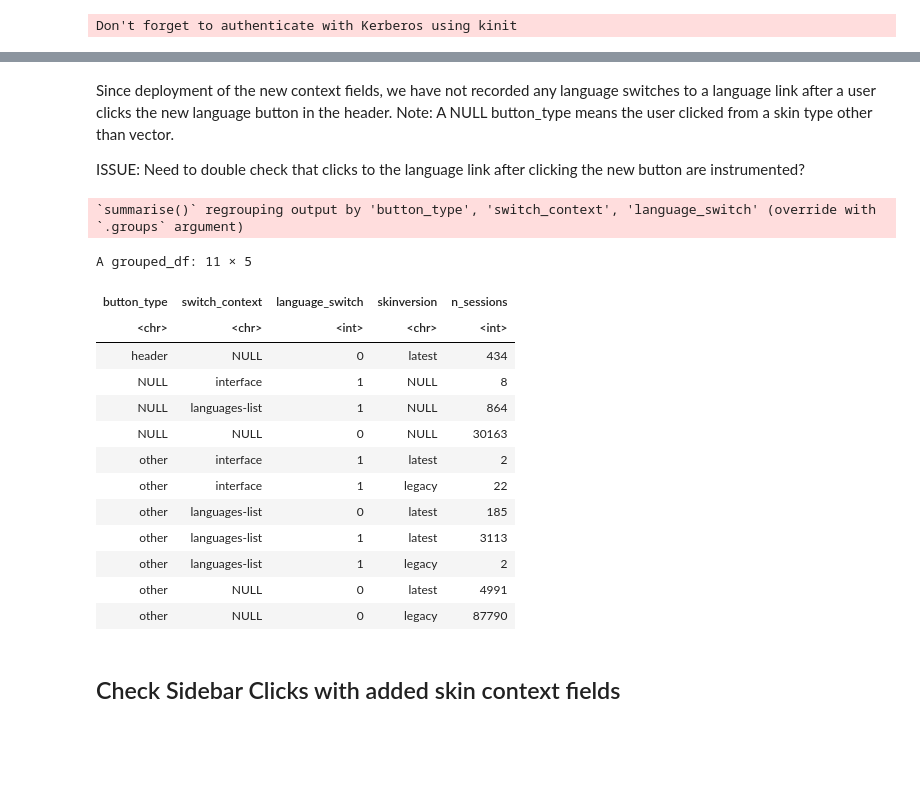
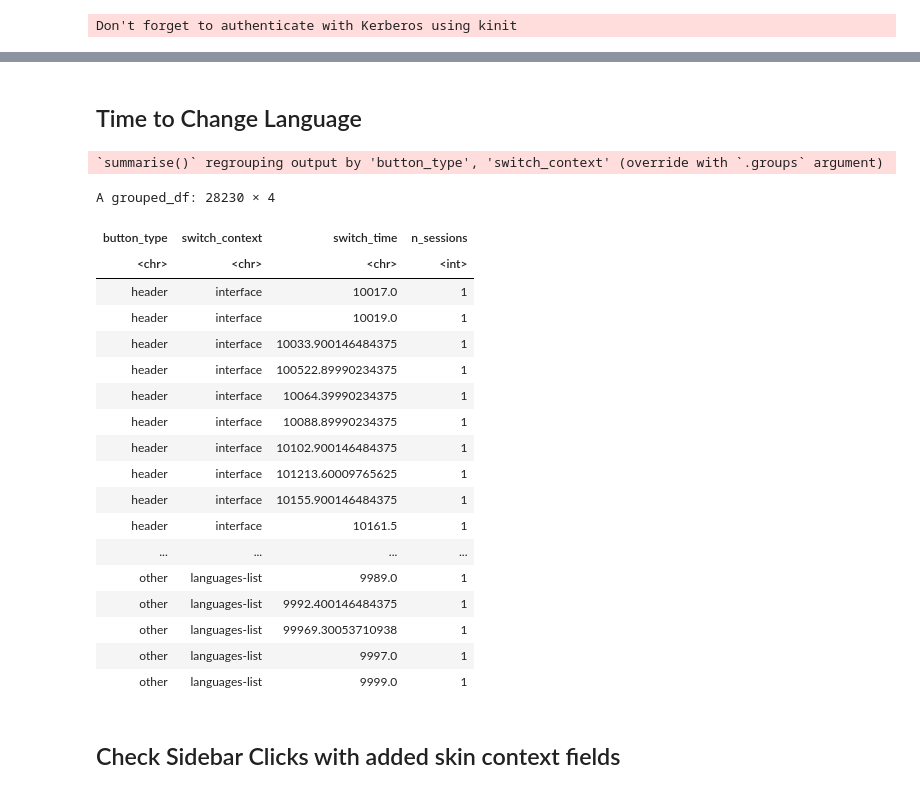
Before and after one commit to wikimedia-research/Language-Switching-Analysis-2021, a Jupyter notebook: QA/post_deployment_qa.ipynb, the cells around one changed output, grey strips where cells are left out. Saved outputs shown, nothing was run; the diff lists cells and outputs as text; code cells hidden in the pictures; blank space fills up the shorter version.

Commit message:
qa of new lang switch tracking

```diff
--- a/QA/post_deployment_qa.ipynb
+++ b/QA/post_deployment_qa.ipynb
@@ -1039,26 +1101,31 @@ A grouped_df: 8 × 4
-# %% [markdown]
-Since deployment of the new context fields, we have not recorded any language switches to a language link after a user clicks the new language button in the header.  Note: A NULL button_type means the user clicked from a skin type other than vector.
-
-ISSUE: Need to double check that clicks to the language link after clicking the new button are instrumented?
+# %% [markdown]
+## Time to Change Language
 # %%
-lang_button_switch_byskintype <- lang_button_switch_events %>%
-    group_by(button_type, switch_context, language_switch, skinversion)  %>%
+lang_button_switch_bytime<- lang_button_switch_events  %>%
+    filter(language_switch == 1,
+           skinversion == "latest") %>%
+    group_by(button_type, switch_context, switch_time)  %>%
     summarise(n_sessions = n_distinct(session_id))
 
-lang_button_switch_bybuttontype
+lang_button_switch_bytime
 # %% [output]
-`summarise()` regrouping output by 'button_type', 'switch_context', 'language_switch' (override with `.groups` argument)
+`summarise()` regrouping output by 'button_type', 'switch_context' (override with `.groups` argument)
-A grouped_df: 11 × 5
+A grouped_df: 28230 × 4
-| button_type | switch_context | language_switch | skinversion | n_sessions |
-| <chr> | <chr> | <int> | <chr> | <int> |
-| header | NULL | 0 | latest | 434 |
-| NULL | interface | 1 | NULL | 8 |
-| NULL | languages-list | 1 | NULL | 864 |
-| NULL | NULL | 0 | NULL | 30163 |
-| other | interface | 1 | latest | 2 |
-| other | interface | 1 | legacy | 22 |
-| other | languages-list | 0 | latest | 185 |
-| other | languages-list | 1 | latest | 3113 |
-| other | languages-list | 1 | legacy | 2 |
-| other | NULL | 0 | latest | 4991 |
-| other | NULL | 0 | legacy | 87790 |
+| button_type | switch_context | switch_time | n_sessions |
+| <chr> | <chr> | <chr> | <int> |
+| header | interface | 10017.0 | 1 |
+| header | interface | 10019.0 | 1 |
+| header | interface | 10033.900146484375 | 1 |
+| header | interface | 100522.89990234375 | 1 |
+| header | interface | 10064.39990234375 | 1 |
+| header | interface | 10088.89990234375 | 1 |
+| header | interface | 10102.900146484375 | 1 |
+| header | interface | 101213.60009765625 | 1 |
+| header | interface | 10155.900146484375 | 1 |
+| header | interface | 10161.5 | 1 |
+| ... | ... | ... | ... |
+| other | languages-list | 9989.0 | 1 |
+| other | languages-list | 9992.400146484375 | 1 |
+| other | languages-list | 99969.30053710938 | 1 |
+| other | languages-list | 9997.0 | 1 |
+| other | languages-list | 9999.0 | 1 |
```
Also changed, not shown: parts of 43 cells of this notebook.
